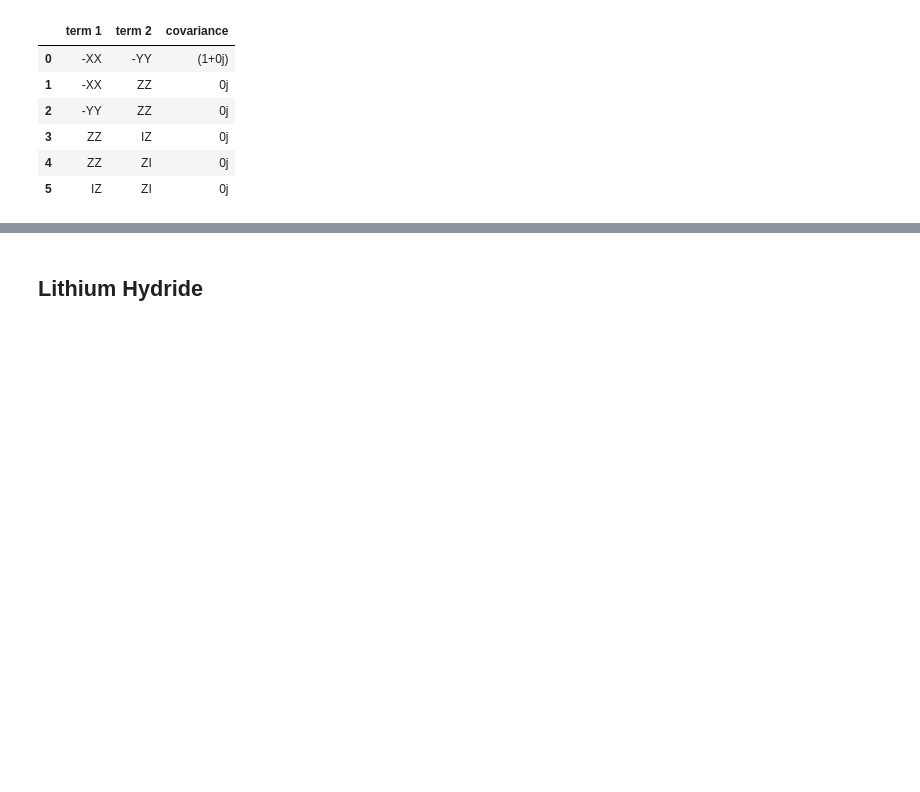
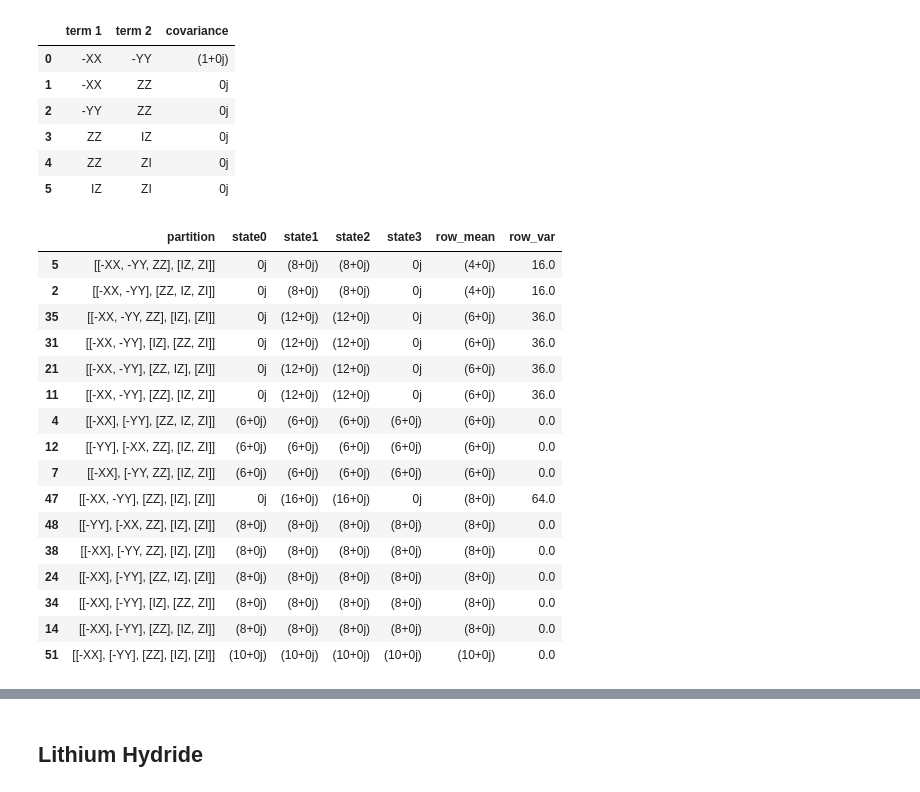
Before and after one commit to teaguetomesh/vqe-term-grouping, a Jupyter notebook: hamiltonian_statistics.ipynb, the cells around one changed output, grey strips where cells are left out. Cells and saved outputs as stored; diff of their text form; code cells hidden in the pictures; blank space fills up the shorter version.

```diff
--- a/hamiltonian_statistics.ipynb
+++ b/hamiltonian_statistics.ipynb
@@ -363,0 +359,54 @@ state_list = [np.array([[1], [0], [0], [0]]),
+# %%
+def expected_state_preps_for_list_of_states(test_term_set, state_list):
+    """
+    Given a *list* of possible states, calculates the number of
+    expected state preparations for every state in that list,
+    for every valid partition.
+    Input:
+        test_term_set, as a list of strings: e.g. ['-XX', '-YY', 'ZZ', 'IZ', 'ZI']
+        state_list, as a list of np arrays, e.g. [qutip.basis(4,i).full() for i in range(4)]
+    Output:
+        Pandas dataframe with:
+            - partition
+            - expected state preps over every state
+            - mean number of state preps, given a uniform probability of any of the states
+            - variance of state preps, given a uniform probability of any of the states
+    """
+    n_states = len(state_list)
+    base_df = calculate_expected_state_preps_valid_partitions(test_term_set, state_list[0])
+    for state in state_list[1:]:
+        # Merge the next calculation in the list, based on index
+        base_df = pd.merge(base_df,
+                 calculate_expected_state_preps_valid_partitions(test_term_set, state).iloc[:,1],
+                 left_index = True, right_index = True)
+    # rename columns to state0, state1, etc.
+    base_df.columns.values[1:] = ["{}{}".format(a_,b_) for a_, b_ in zip(['state']*n_states, [str(i) for i in range(n_states)])]
+    base_df['row_mean'] = base_df.iloc[:,1:].mean(axis=1)
+    base_df['row_var'] = base_df.iloc[:,1:].var(axis=1)
+    base_df = base_df.sort_values(by=["row_mean"])
+    # round the real and imaginary parts to two decimal places
+    base_df.iloc[:,1:] = base_df.iloc[:,1:].apply(lambda x: np.around(x, decimals=2), axis=0)
+    return(base_df)
+# %%
+# basis states
+basis_states_4 = [qutip.basis(4,i).full() for i in range(4)]
+basis_states_mean_state_preps = expected_state_preps_for_list_of_states(test_term_set, basis_states_4)
+basis_states_mean_state_preps
+# %% [output]
+|  | partition | state0 | state1 | state2 | state3 | row_mean | row_var |
+| 5 | [[-XX, -YY, ZZ], [IZ, ZI]] | 0j | (8+0j) | (8+0j) | 0j | (4+0j) | 16.0 |
+| 2 | [[-XX, -YY], [ZZ, IZ, ZI]] | 0j | (8+0j) | (8+0j) | 0j | (4+0j) | 16.0 |
+| 35 | [[-XX, -YY, ZZ], [IZ], [ZI]] | 0j | (12+0j) | (12+0j) | 0j | (6+0j) | 36.0 |
+| 31 | [[-XX, -YY], [IZ], [ZZ, ZI]] | 0j | (12+0j) | (12+0j) | 0j | (6+0j) | 36.0 |
+| 21 | [[-XX, -YY], [ZZ, IZ], [ZI]] | 0j | (12+0j) | (12+0j) | 0j | (6+0j) | 36.0 |
+| 11 | [[-XX, -YY], [ZZ], [IZ, ZI]] | 0j | (12+0j) | (12+0j) | 0j | (6+0j) | 36.0 |
+| 4 | [[-XX], [-YY], [ZZ, IZ, ZI]] | (6+0j) | (6+0j) | (6+0j) | (6+0j) | (6+0j) | 0.0 |
+| 12 | [[-YY], [-XX, ZZ], [IZ, ZI]] | (6+0j) | (6+0j) | (6+0j) | (6+0j) | (6+0j) | 0.0 |
+| 7 | [[-XX], [-YY, ZZ], [IZ, ZI]] | (6+0j) | (6+0j) | (6+0j) | (6+0j) | (6+0j) | 0.0 |
+| 47 | [[-XX, -YY], [ZZ], [IZ], [ZI]] | 0j | (16+0j) | (16+0j) | 0j | (8+0j) | 64.0 |
+| 48 | [[-YY], [-XX, ZZ], [IZ], [ZI]] | (8+0j) | (8+0j) | (8+0j) | (8+0j) | (8+0j) | 0.0 |
+| 38 | [[-XX], [-YY, ZZ], [IZ], [ZI]] | (8+0j) | (8+0j) | (8+0j) | (8+0j) | (8+0j) | 0.0 |
+| 24 | [[-XX], [-YY], [ZZ, IZ], [ZI]] | (8+0j) | (8+0j) | (8+0j) | (8+0j) | (8+0j) | 0.0 |
+| 34 | [[-XX], [-YY], [IZ], [ZZ, ZI]] | (8+0j) | (8+0j) | (8+0j) | (8+0j) | (8+0j) | 0.0 |
+| 14 | [[-XX], [-YY], [ZZ], [IZ, ZI]] | (8+0j) | (8+0j) | (8+0j) | (8+0j) | (8+0j) | 0.0 |
+| 51 | [[-XX], [-YY], [ZZ], [IZ], [ZI]] | (10+0j) | (10+0j) | (10+0j) | (10+0j) | (10+0j) | 0.0 |
```
Also changed, not shown: parts of 24 cells of this notebook.
